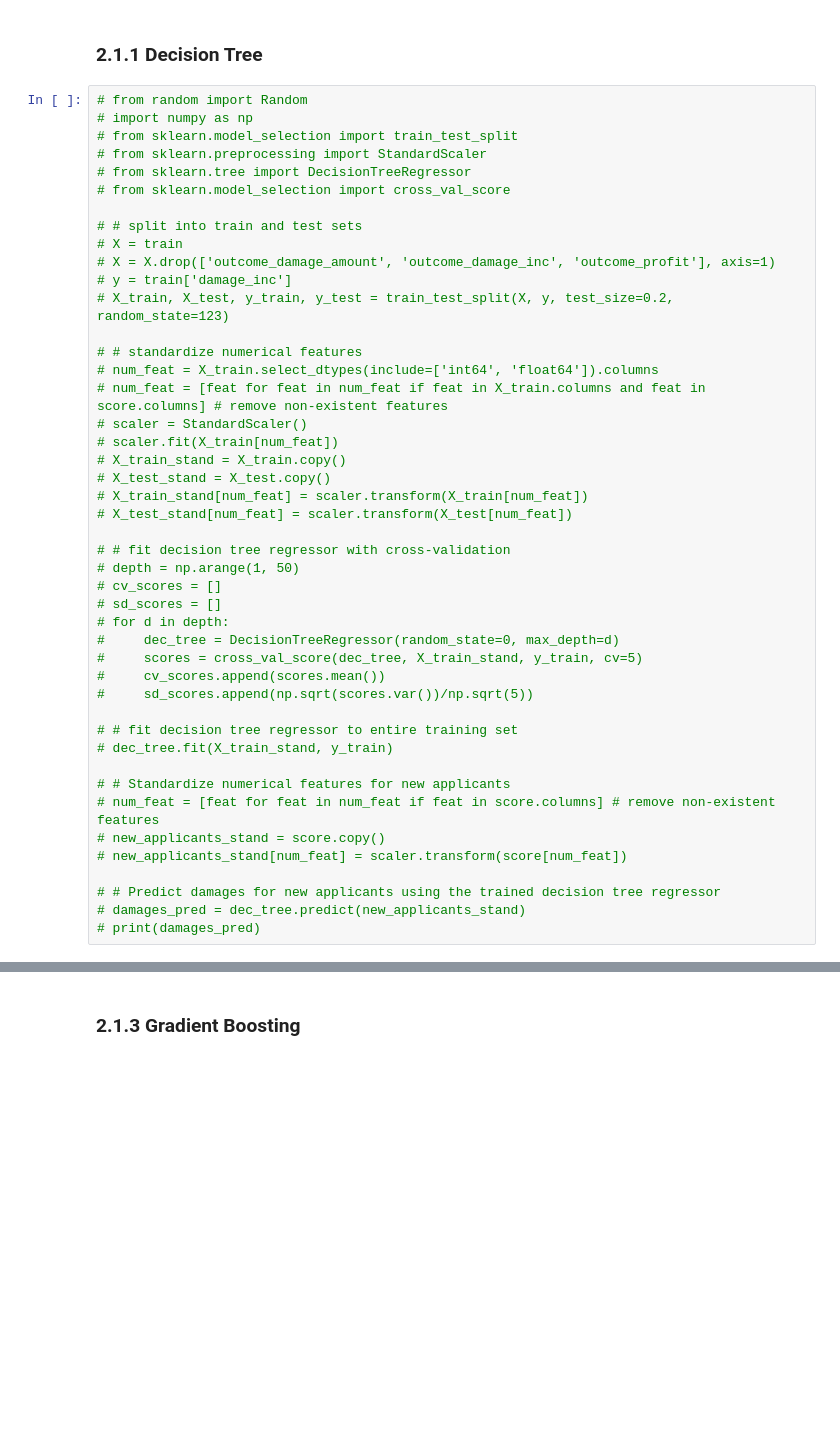
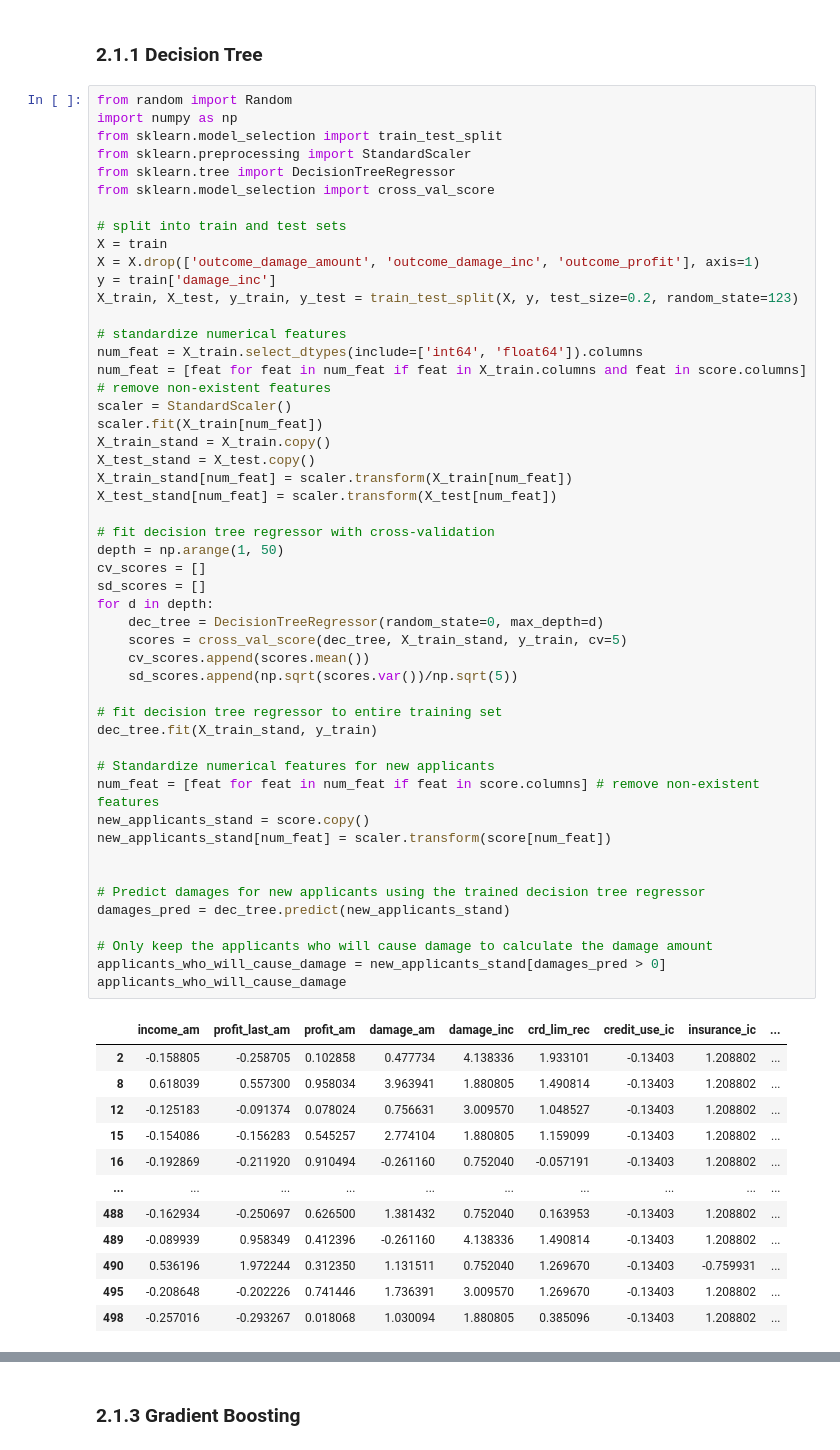
Before and after one commit to TomasHeyneman/Project-ML-, a Jupyter notebook: project.ipynb, the cells around one changed output, grey strips where cells are left out. Drawn from its saved outputs; the diff is of its cells as text; blank space fills up the shorter version.

Commit message:
enkel mensen die damage gaan doen gebruiken

```diff
--- a/project.ipynb
+++ b/project.ipynb
@@ -676,47 +640,64 @@ Score the 500 applicants
 # %% [markdown]
 ### 2.1.1 Decision Tree
 # %%
-# from random import Random
-# import numpy as np
-# from sklearn.model_selection import train_test_split
-# from sklearn.preprocessing import StandardScaler
-# from sklearn.tree import DecisionTreeRegressor
-# from sklearn.model_selection import cross_val_score
+from random import Random
+import numpy as np
+from sklearn.model_selection import train_test_split
+from sklearn.preprocessing import StandardScaler
+from sklearn.tree import DecisionTreeRegressor
+from sklearn.model_selection import cross_val_score
 
-# # split into train and test sets
-# X = train
-# X = X.drop(['outcome_damage_amount', 'outcome_damage_inc', 'outcome_profit'], axis=1)
-# y = train['damage_inc']
-# X_train, X_test, y_train, y_test = train_test_split(X, y, test_size=0.2, random_state=123)
+# split into train and test sets
+X = train
+X = X.drop(['outcome_damage_amount', 'outcome_damage_inc', 'outcome_profit'], axis=1)
+y = train['damage_inc']
+X_train, X_test, y_train, y_test = train_test_split(X, y, test_size=0.2, random_state=123)
 
-# # standardize numerical features
-# num_feat = X_train.select_dtypes(include=['int64', 'float64']).columns
-# num_feat = [feat for feat in num_feat if feat in X_train.columns and feat in score.columns] # remove non-existent features
-# scaler = StandardScaler()
-# scaler.fit(X_train[num_feat])
-# X_train_stand = X_train.copy()
-# X_test_stand = X_test.copy()
-# X_train_stand[num_feat] = scaler.transform(X_train[num_feat])
-# X_test_stand[num_feat] = scaler.transform(X_test[num_feat])
+# standardize numerical features
+num_feat = X_train.select_dtypes(include=['int64', 'float64']).columns
+num_feat = [feat for feat in num_feat if feat in X_train.columns and feat in score.columns] # remove non-existent features
+scaler = StandardScaler()
+scaler.fit(X_train[num_feat])
+X_train_stand = X_train.copy()
+X_test_stand = X_test.copy()
+X_train_stand[num_feat] = scaler.transform(X_train[num_feat])
+X_test_stand[num_feat] = scaler.transform(X_test[num_feat])
 
-# # fit decision tree regressor with cross-validation
-# depth = np.arange(1, 50)
-# cv_scores = []
-# sd_scores = []
-# for d in depth:
-#     dec_tree = DecisionTreeRegressor(random_state=0, max_depth=d)
-#     scores = cross_val_score(dec_tree, X_train_stand, y_train, cv=5)
-#     cv_scores.append(scores.mean())
-#     sd_scores.append(np.sqrt(scores.var())/np.sqrt(5))
+# fit decision tree regressor with cross-validation
+depth = np.arange(1, 50)
+cv_scores = []
+sd_scores = []
+for d in depth:
+    dec_tree = DecisionTreeRegressor(random_state=0, max_depth=d)
+    scores = cross_val_score(dec_tree, X_train_stand, y_train, cv=5)
+    cv_scores.append(scores.mean())
+    sd_scores.append(np.sqrt(scores.var())/np.sqrt(5))
 
-# # fit decision tree regressor to entire training set
-# dec_tree.fit(X_train_stand, y_train)
+# fit decision tree regressor to entire training set
+dec_tree.fit(X_train_stand, y_train)
 
-# # Standardize numerical features for new applicants
-# num_feat = [feat for feat in num_feat if feat in score.columns] # remove non-existent features
-# new_applicants_stand = score.copy()
-# new_applicants_stand[num_feat] = scaler.transform(score[num_feat])
+# Standardize numerical features for new applicants
+num_feat = [feat for feat in num_feat if feat in score.columns] # remove non-existent features
+new_applicants_stand = score.copy()
+new_applicants_stand[num_feat] = scaler.transform(score[num_feat])
 
-# # Predict damages for new applicants using the trained decision tree regressor
-# damages_pred = dec_tree.predict(new_applicants_stand)
-# print(damages_pred)
+
+# Predict damages for new applicants using the trained decision tree regressor
+damages_pred = dec_tree.predict(new_applicants_stand)
+
+# Only keep the applicants who will cause damage to calculate the damage amount
+applicants_who_will_cause_damage = new_applicants_stand[damages_pred > 0]
+applicants_who_will_cause_damage
+# %% [output]
+|  | income_am | profit_last_am | profit_am | damage_am | damage_inc | crd_lim_rec | credit_use_ic | insurance_ic | ... |
+| 2 | -0.158805 | -0.258705 | 0.102858 | 0.477734 | 4.138336 | 1.933101 | -0.13403 | 1.208802 | ... |
+| 8 | 0.618039 | 0.557300 | 0.958034 | 3.963941 | 1.880805 | 1.490814 | -0.13403 | 1.208802 | ... |
+| 12 | -0.125183 | -0.091374 | 0.078024 | 0.756631 | 3.009570 | 1.048527 | -0.13403 | 1.208802 | ... |
+| 15 | -0.154086 | -0.156283 | 0.545257 | 2.774104 | 1.880805 | 1.159099 | -0.13403 | 1.208802 | ... |
+| 16 | -0.192869 | -0.211920 | 0.910494 | -0.261160 | 0.752040 | -0.057191 | -0.13403 | 1.208802 | ... |
+| ... | ... | ... | ... | ... | ... | ... | ... | ... | ... |
+| 488 | -0.162934 | -0.250697 | 0.626500 | 1.381432 | 0.752040 | 0.163953 | -0.13403 | 1.208802 | ... |
+| 489 | -0.089939 | 0.958349 | 0.412396 | -0.261160 | 4.138336 | 1.490814 | -0.13403 | 1.208802 | ... |
+| 490 | 0.536196 | 1.972244 | 0.312350 | 1.131511 | 0.752040 | 1.269670 | -0.13403 | -0.759931 | ... |
+| 495 | -0.208648 | -0.202226 | 0.741446 | 1.736391 | 3.009570 | 1.269670 | -0.13403 | 1.208802 | ... |
+| 498 | -0.257016 | -0.293267 | 0.018068 | 1.030094 | 1.880805 | 0.385096 | -0.13403 | 1.208802 | ... |
```
Also changed, not shown: parts of 10 cells of this notebook.
